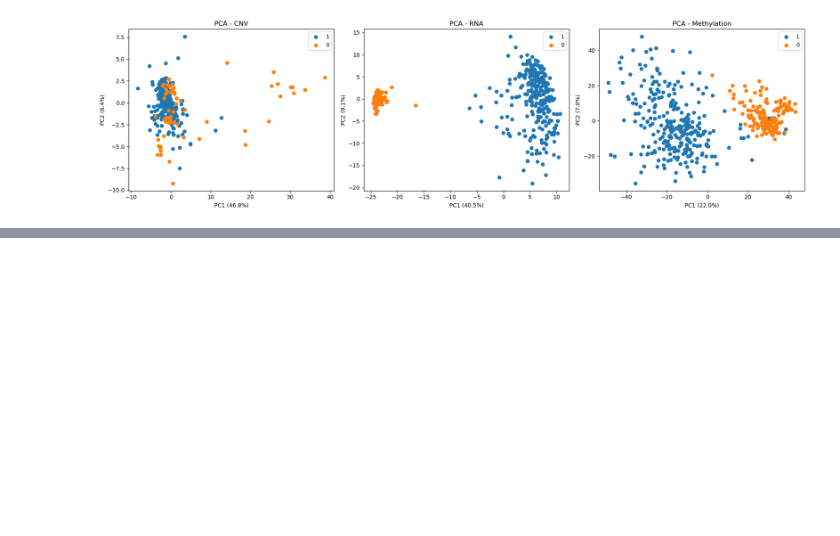
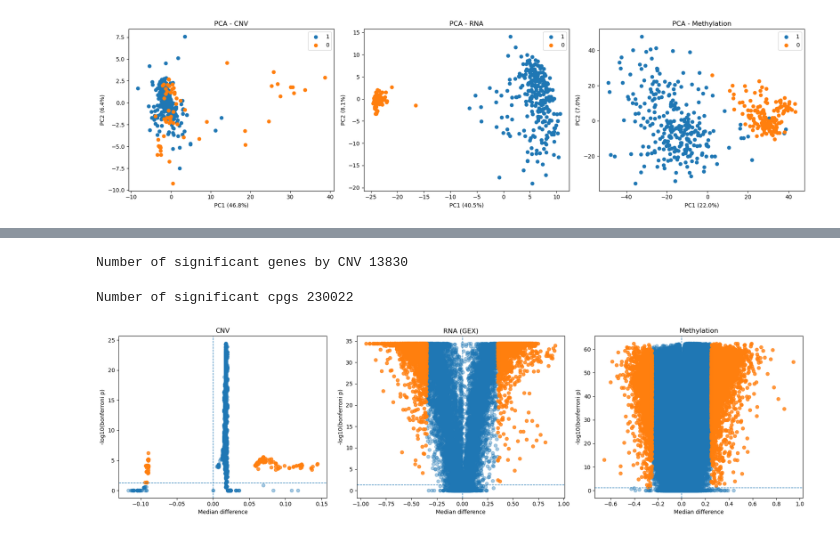
Before and after one commit to ink-github/KIRC_medbioinfo2026, a Jupyter notebook: data_analysis.ipynb, the cells around one changed output, grey strips where cells are left out. Drawn from its saved outputs; the diff is of its cells as text; code cells hidden in the pictures; blank space fills up the shorter version.

```diff
--- a/data_analysis.ipynb
+++ b/data_analysis.ipynb
@@ -156,0 +128,55 @@ array([1, 1, 1, 1, 1, 1, 1, 1, 1, 1, 1, 1, 1, 1, 1, 1, 1, 1, 1, 1, 1, 1,
+# %%
+# Differential copy number
+my_labels = metadata.loc[cnv["sample_id"],"label"].values
+my_cnv = cnv.drop(columns="sample_id")
+
+cnv_differential_analysis = differential_analysis(my_labels, my_cnv)
+
+significant_cnv = cnv_differential_analysis[cnv_differential_analysis["p_adj"] < 0.05]
+print("Number of significant genes by CNV {}".format(len(significant_cnv)))
+# %% [output]
+Number of significant genes by CNV 13830
+# %%
+# Differential methylation
+my_labels = metadata.loc[meth["sample_id"],"label"].values
+my_meth = meth.drop(columns="sample_id")
+
+meth_differential_analysis = differential_analysis(my_labels, my_meth)
+
+significant_cpgs = meth_differential_analysis[meth_differential_analysis["p_adj"] < 0.05]
+print("Number of significant cpgs {}".format(len(significant_cpgs)))
+# %% [output]
+Number of significant cpgs 230022
+# %%
+def volcano(ax, df, title, p_adj_th = 0.05, effect_size_th = 0.25):
+
+    effect = df["diff_in_medians"]
+    neg_log_p = -np.log10(df["p_adj"] + 1e-300)
+    sig = (df["p_adj"] < p_adj_th) & (np.abs(df["diff_in_medians"]) > effect_size_th)
+
+    ax.scatter(effect[~sig], neg_log_p[~sig], alpha=0.4)
+    ax.scatter(effect[sig], neg_log_p[sig], alpha=0.8)
+
+    ax.axhline(-np.log10(0.05), linestyle="--", linewidth=1)
+    ax.axvline(0, linestyle="--", linewidth=1)
+
+    ax.set_title(title)
+    ax.set_xlabel("Median difference")
+    ax.set_ylabel("-log10(bonferroni p)")
+
+
+plt.figure(figsize=(18,5))
+
+ax1 = plt.subplot(1,3,1)
+volcano(ax1, cnv_differential_analysis, "CNV", p_adj_th = 0.05, effect_size_th = 0.05)
+
+ax2 = plt.subplot(1,3,2)
+volcano(ax2, gex_differential_analysis, "RNA (GEX)", p_adj_th = 0.05, effect_size_th = 0.35)
+
+ax3 = plt.subplot(1,3,3)
+volcano(ax3, meth_differential_analysis, "Methylation", p_adj_th = 0.05, effect_size_th = 0.25)
+
+plt.tight_layout()
+plt.show()
+# %% [output]
+[figure, added]
```
Also changed, not shown: parts of 3 cells of this notebook.
